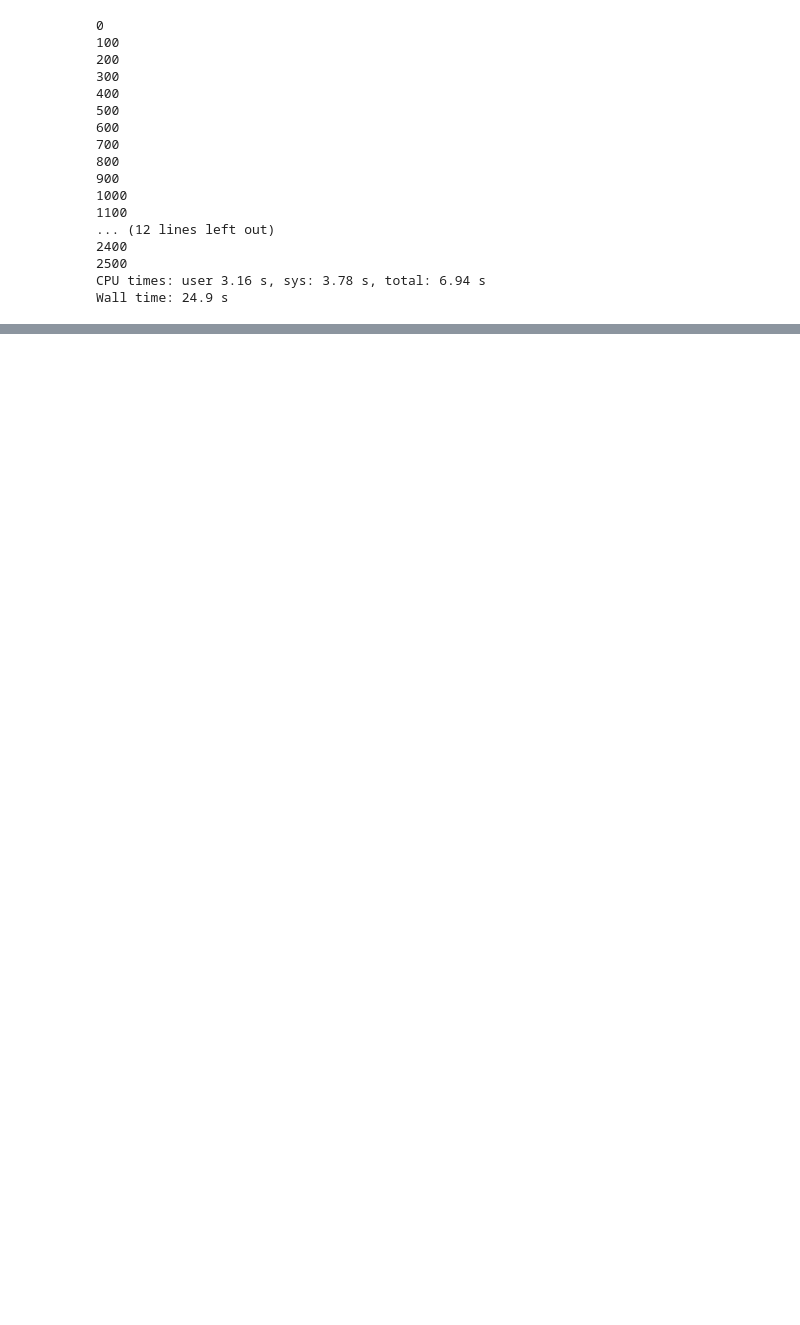
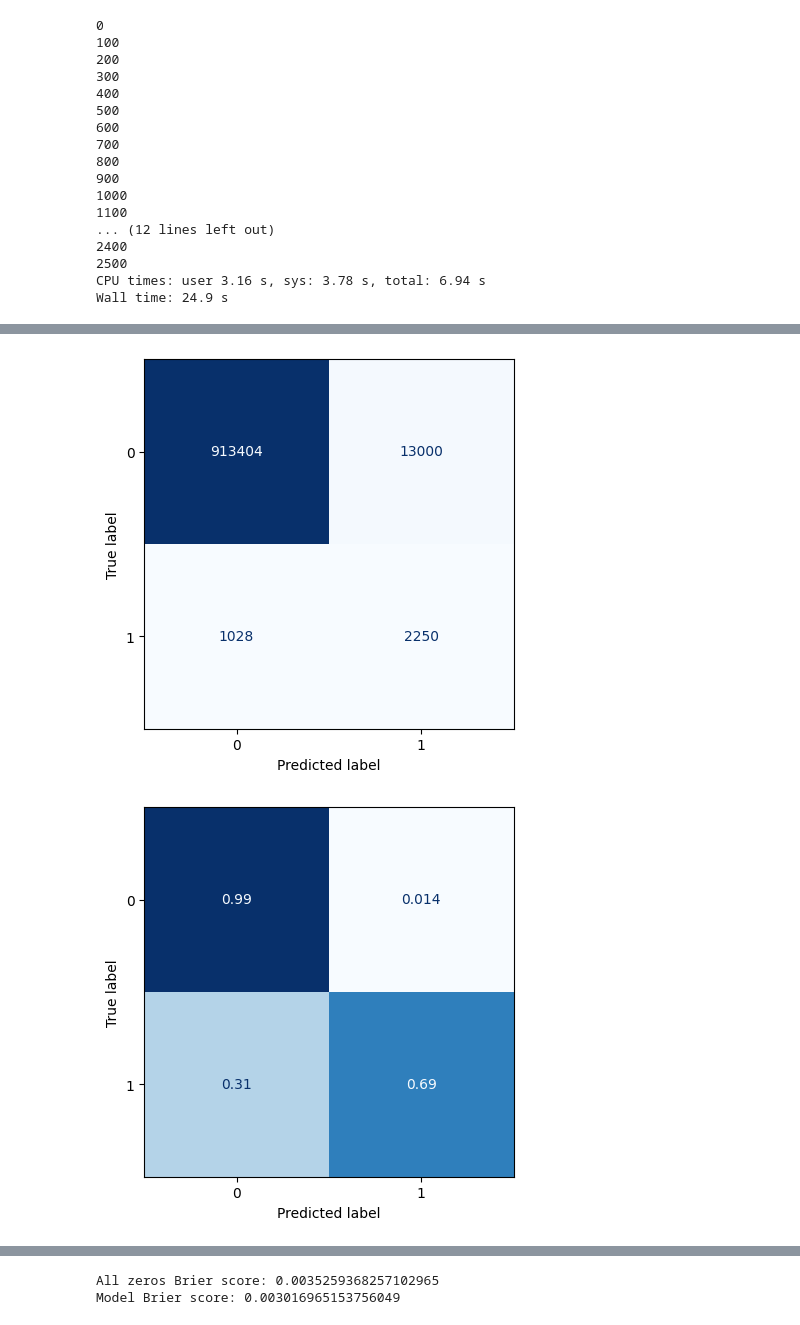
Before and after one commit to PaoloBonettiPolimi/TC, a Jupyter notebook: Paolo/Notebooks_newTarget/6) Larger images.ipynb, the cells around one changed output, grey strips where cells are left out. Saved outputs shown, nothing was run; the diff lists cells and outputs as text; code cells hidden in the pictures; blank space fills up the shorter version.

```diff
--- a/Paolo/Notebooks_newTarget/6) Larger images.ipynb
+++ b/Paolo/Notebooks_newTarget/6) Larger images.ipynb
@@ -209,0 +253,24 @@ Wall time: 24.9 s
+# %%
+def evaluate_perf(test_inputs,test_outputs,day=0):
+    t = model.predict(test_inputs)
+    one_day_t = t
+    one_day_y = test_outputs
+
+    ranges = [0.025,0.05,0.075,0.1]
+
+    for j in ranges:
+        classes = []
+        for i in one_day_t.reshape(-1,1):
+            if i<=j: classes.append(0)
+            else: classes.append(1)
+
+    # confusion matrix with threshold on 0.1, otherwise always 0
+        ConfusionMatrixDisplay(confusion_matrix(one_day_y.reshape(-1,1), classes)).plot(colorbar=False,cmap=plt.cm.Blues, values_format='d')
+        ConfusionMatrixDisplay(confusion_matrix(one_day_y.reshape(-1,1), classes, normalize='true')).plot(colorbar=False,cmap=plt.cm.Blues)
+
+    plot_roc(one_day_t.reshape(-1,1),one_day_y.reshape(-1,1))
+
+    display = CalibrationDisplay.from_predictions(one_day_y.reshape(-1,1), one_day_t.reshape(-1,1), n_bins=10)
+
+    print(f'All zeros Brier score: {brier_score_loss(one_day_y.reshape(-1,1), np.zeros(len(one_day_y.reshape(-1,1))))}')
+    print(f'Model Brier score: {brier_score_loss(one_day_y.reshape(-1,1), one_day_t.reshape(-1,1))}')
@@ -209,0 +427,5 @@ Wall time: 24.9 s
+# %%
+test = pd.read_pickle('/Users/paolo/Desktop/TC_world/test_world_img.pkl')
+test_target = pd.read_pickle('/Users/paolo/Desktop/TC_world/test_target_img.pkl')
+evaluate_perf(test[91:],test_target,day=0)
+# %% [output]
@@ -209,0 +433,2 @@ Wall time: 24.9 s
+[figure, added]
+[figure, added]
@@ -209,0 +442,2 @@ Wall time: 24.9 s
+All zeros Brier score: 0.0035259368257102965
+Model Brier score: 0.003016965153756049
```
Also changed, not shown: parts of 22 cells of this notebook, 5 other files.
